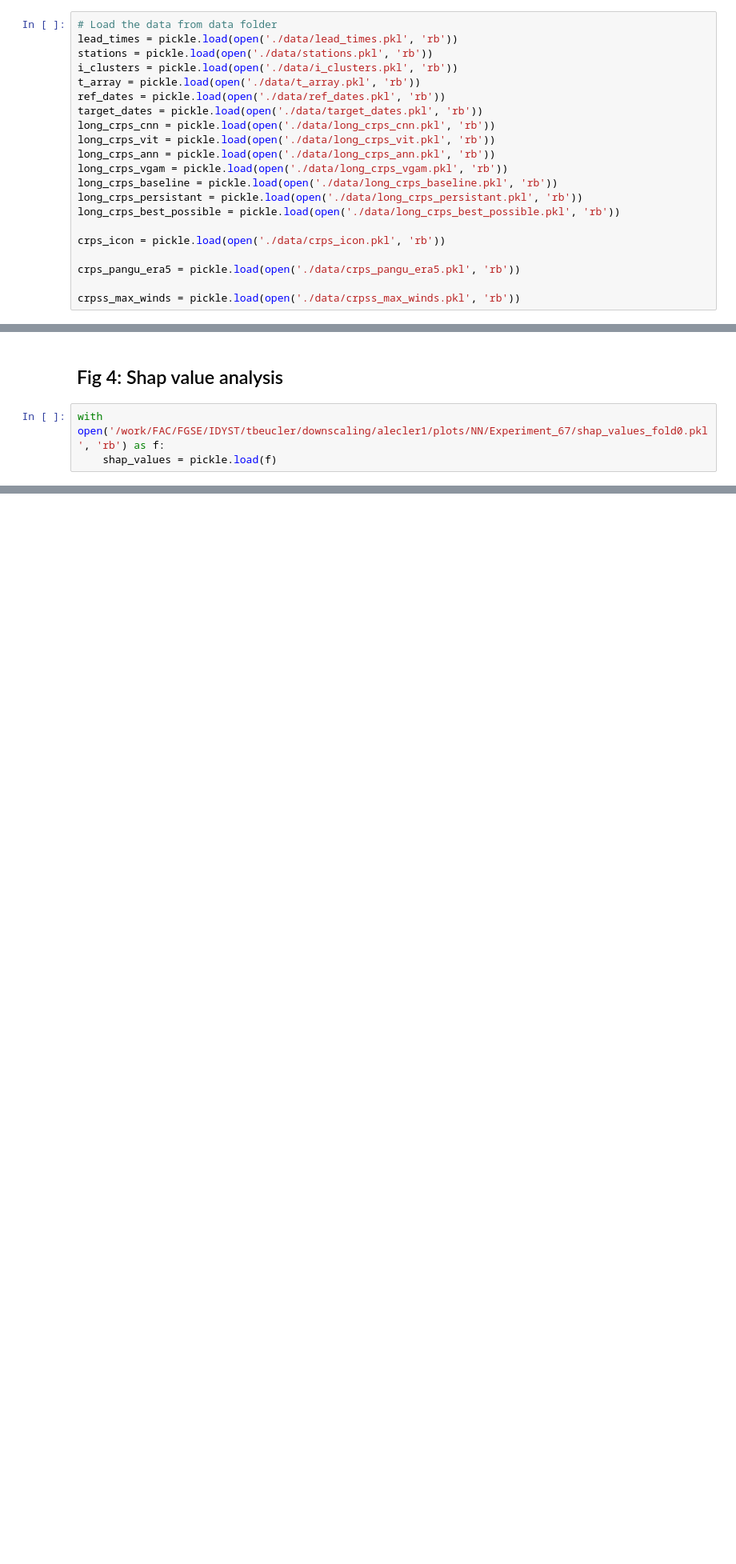
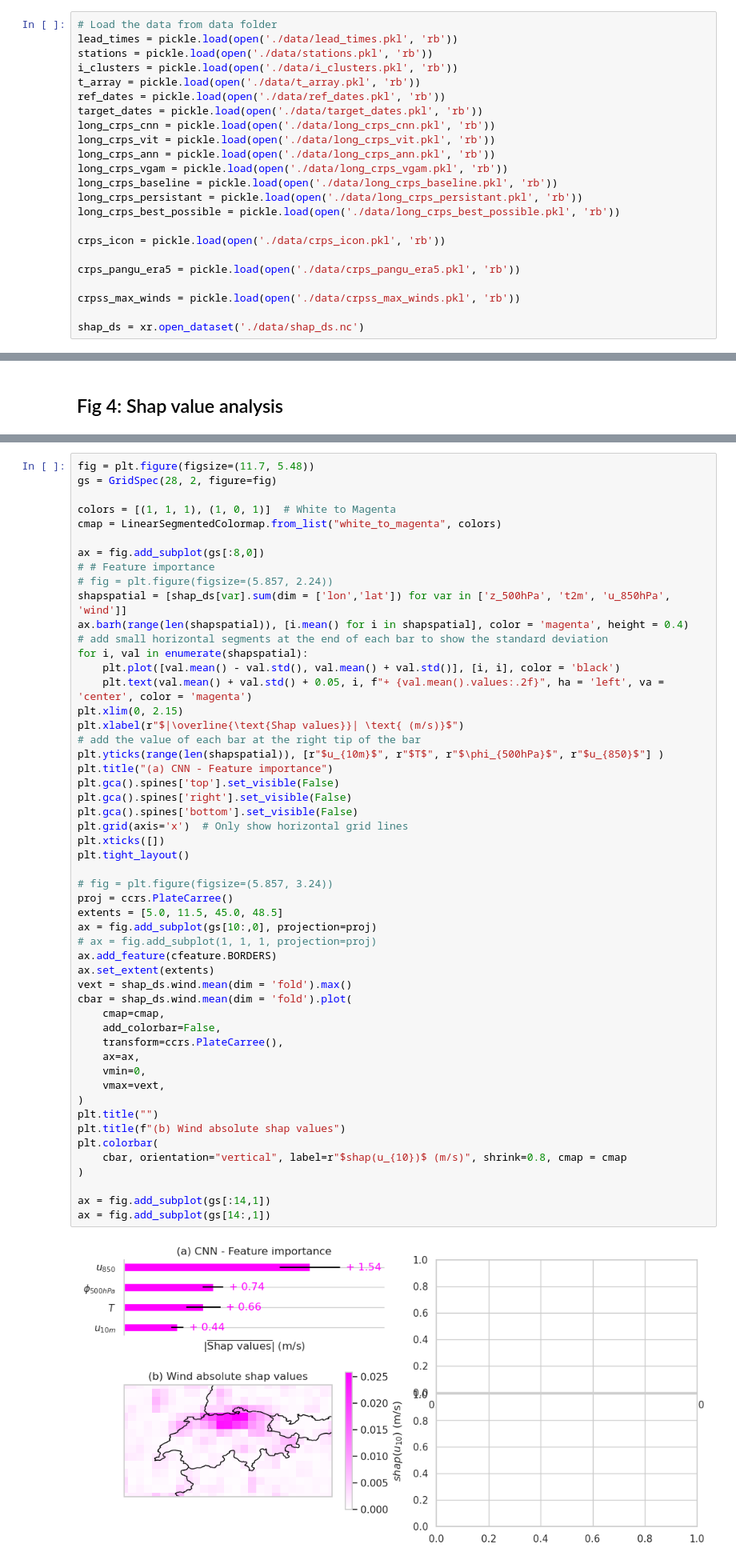
Before and after one commit to AntLrc/ConvectiveThunderstormWindGust_ML, a Jupyter notebook: figures.ipynb, the cells around one changed output, grey strips where cells are left out. Shown at 80% size. Cells and saved outputs as stored; diff of their text form; blank space fills up the shorter version.

Commit message:
Adding shap figures, missing PDP.

```diff
--- a/figures.ipynb
+++ b/figures.ipynb
@@ -52,6 +53,8 @@ crps_icon = pickle.load(open('./data/crps_icon.pkl', 'rb'))
 crps_pangu_era5 = pickle.load(open('./data/crps_pangu_era5.pkl', 'rb'))
 
 crpss_max_winds = pickle.load(open('./data/crpss_max_winds.pkl', 'rb'))
+
+shap_ds = xr.open_dataset('./data/shap_ds.nc')
 # %% [markdown]
 ## Fig 1 : Workflow
 # %% [markdown]
@@ -287,6 +290,3 @@ plt.tick_params(axis='both', labelsize=11)
 The CNN captures extremes better than other models. The panel shows the variation of CRPSS with lead time for all four models for different observed maximum wind gust speeds over the targeted region.
 # %% [markdown]
 ## Fig 4: Shap value analysis
-# %%
-with open('/work/FAC/FGSE/IDYST/tbeucler/downscaling/alecler1/plots/NN/Experiment_67/shap_values_fold0.pkl', 'rb') as f:
-    shap_values = pickle.load(f)
@@ -451,2 +293,56 @@ array([[-9.35218654e-07, -9.35218654e-07, -9.35218654e-07,
+# %%
+fig = plt.figure(figsize=(11.7, 5.48))
+gs = GridSpec(28, 2, figure=fig)
+
+colors = [(1, 1, 1), (1, 0, 1)]  # White to Magenta
+cmap = LinearSegmentedColormap.from_list("white_to_magenta", colors)
+
+ax = fig.add_subplot(gs[:8,0])
+# # Feature importance
+# fig = plt.figure(figsize=(5.857, 2.24))
+shapspatial = [shap_ds[var].sum(dim = ['lon','lat']) for var in ['z_500hPa', 't2m', 'u_850hPa', 'wind']]
+ax.barh(range(len(shapspatial)), [i.mean() for i in shapspatial], color = 'magenta', height = 0.4)
+# add small horizontal segments at the end of each bar to show the standard deviation
+for i, val in enumerate(shapspatial):
+    plt.plot([val.mean() - val.std(), val.mean() + val.std()], [i, i], color = 'black')
+    plt.text(val.mean() + val.std() + 0.05, i, f"+ {val.mean().values:.2f}", ha = 'left', va = 'center', color = 'magenta')
+plt.xlim(0, 2.15)
+plt.xlabel(r"$|\overline{\text{Shap values}}| \text{ (m/s)}$")
+# add the value of each bar at the right tip of the bar
+plt.yticks(range(len(shapspatial)), [r"$u_{10m}$", r"$T$", r"$\phi_{500hPa}$", r"$u_{850}$"] )
+plt.title("(a) CNN - Feature importance")
+plt.gca().spines['top'].set_visible(False)
+plt.gca().spines['right'].set_visible(False)
+plt.gca().spines['bottom'].set_visible(False)
+plt.grid(axis='x')  # Only show horizontal grid lines
+plt.xticks([])
+plt.tight_layout()
+
+# fig = plt.figure(figsize=(5.857, 3.24))
+proj = ccrs.PlateCarree()
+extents = [5.0, 11.5, 45.0, 48.5]
+ax = fig.add_subplot(gs[10:,0], projection=proj)
+# ax = fig.add_subplot(1, 1, 1, projection=proj)
+ax.add_feature(cfeature.BORDERS)
+ax.set_extent(extents)
+vext = shap_ds.wind.mean(dim = 'fold').max()
+cbar = shap_ds.wind.mean(dim = 'fold').plot(
+    cmap=cmap,
+    add_colorbar=False,
+    transform=ccrs.PlateCarree(),
+    ax=ax,
+    vmin=0,
+    vmax=vext,
+)
+plt.title("")
+plt.title(f"(b) Wind absolute shap values")
+plt.colorbar(
+    cbar, orientation="vertical", label=r"$shap(u_{10})$ (m/s)", shrink=0.8, cmap = cmap
+)
+
+ax = fig.add_subplot(gs[:14,1])
+ax = fig.add_subplot(gs[14:,1])
+# %% [output]
+[figure, added]
 # %% [markdown]
 Near-surface wind speed, near-surface temperature, and wind shear are used across models to predict wind gust distributions over each cluster --- a task for which the CNN primarily focuses on local information. Panel (a) shows the mean absolute SHAP value and its standard deviation for each feature of the CNN, based on a random sample of 50 dates for cluster 1 and for the prediction of the location parameter $\mu$ of wind gusts. Panel (b) shows the mean absolute SHAP value for $u_{10m}$, based on the same samples (black dots represent the stations of cluster 1). Panel (c) represents the VGAM partial dependence plot for the two main predictors for $\mu$ and $\sigma$, along with the univariate distributions of said predictors.
```
Also changed, not shown: parts of 3 cells of this notebook, 4 other files.
